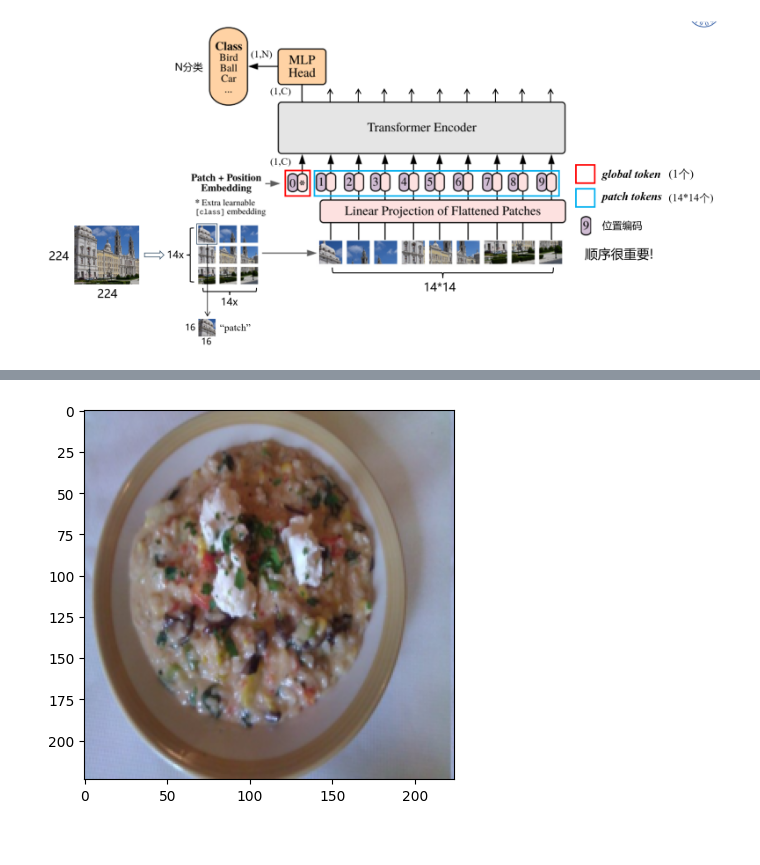
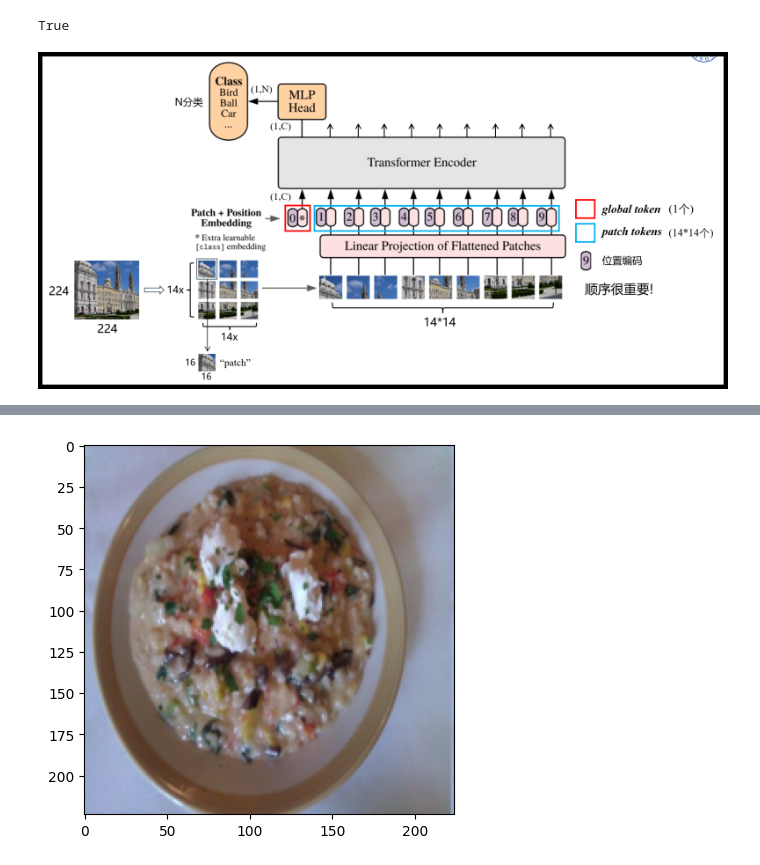
Before and after one commit to fdulby/learn, a Jupyter notebook: 4.7文件/实验2_2_ViT_学生.ipynb, the cells around one changed output, grey strips where cells are left out. Saved outputs shown, nothing was run; the diff lists cells and outputs as text; code cells hidden in the pictures.

```diff
--- a/4.7文件/实验2_2_ViT_学生.ipynb
+++ b/4.7文件/实验2_2_ViT_学生.ipynb
@@ -32,3 +32,9 @@ print(f"使用设备: {device}")
+# %%
+import os
+path = '/root/autodl-tmp/123/ckpt/vit_b_16-imagenet-pretrained.pth'
+print(os.path.exists(path))
+# %% [output]
+True
 # %%
 # 数据增强与预处理
 
@@ -55,11 +61,11 @@ test_loader = DataLoader(test_dataset, batch_size=64, shuffle=False, num_workers
 # %%
 # 打印ViT(Vision Transformer)结构图
 plt.figure(figsize=(20, 10))
-plt.imshow(Image.open('4_7/architecture/vit.png'))
+plt.imshow(Image.open('/root/autodl-tmp/123/architecture/vit.png'))
 plt.axis('off')
 plt.show()
 # %% [output]
-[figure, old version]
+[figure, new version]
 # %%
 class ViTBase(nn.Module):
     def __init__(self, config):
```
Also changed, not shown: parts of 7 cells of this notebook, 2 other files.
